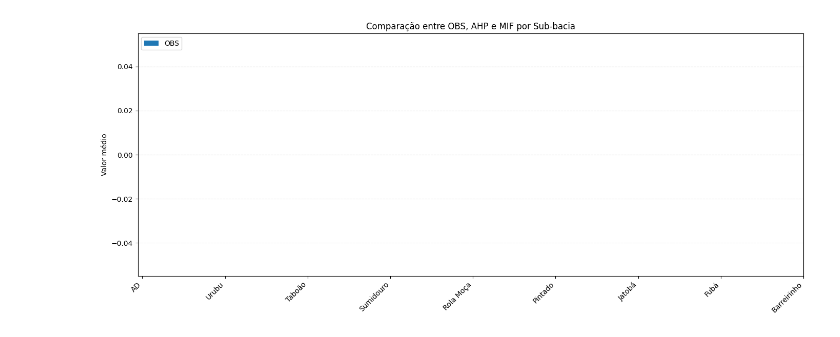
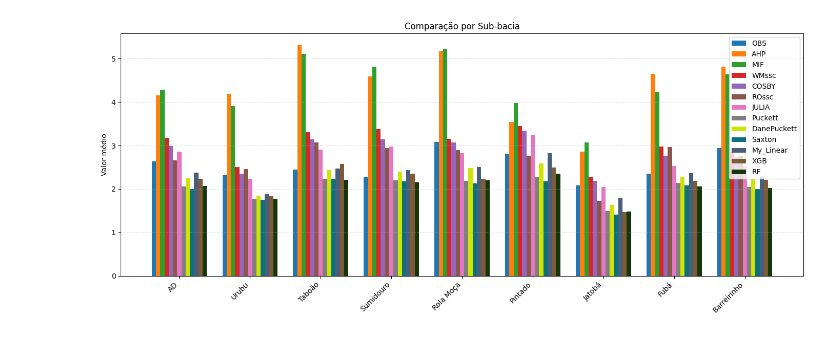
Before and after one commit to felipeiug/mestrado, a Jupyter notebook: classificacao_area.ipynb, the cells around one changed output. Saved outputs shown, nothing was run; the diff lists cells and outputs as text; code cells hidden in the pictures.

Commit message:
Adicionando dados

```diff
--- a/classificacao_area.ipynb
+++ b/classificacao_area.ipynb
@@ -57,10 +42,12 @@ def save_raster(data:np.ndarray, file:str):
 # %%
+types = ["OBS", "AHP", "MIF"] + [i for i in ALL_FUNCTIONS.keys()] + ['XGB', 'RF']
+
 data = {
-    "OBS": [],
-    # "AHP": [],
-    # "MIF": [],
     "geometry": [],
 }
+
+for key in types:
+    data[key] = []
 
 for layer in layers:
     if layer == "AD":
@@ -93,46 +80,67 @@ for layer in layers:
             "max": max,
         })
 
-for tipo in tqdm([
-    "OBS",
-    # "AHP",
-    # "MIF"
-], desc="Salvando", total=3):
-    gdf = gpd.GeoDataFrame(data[tipo], geometry=data["geometry"], crs="EPSG:31983")
-    gdf.to_file(r"D:\Mestrado\Trabalho Final\SIG\subbacias.gpkg", layer = tipo)
+# for tipo in tqdm(types, desc="Salvando", total=len(types)):
+#     gdf = gpd.GeoDataFrame(data[tipo], geometry=data["geometry"], crs="EPSG:31983")
+#     gdf.to_file(r"D:\Mestrado\Trabalho Final\SIG\subbacias.gpkg", layer = tipo)
 # %%
 # Converter seu dicionário em DataFrame
-df = pd.DataFrame(data)
-df = df.reindex(layers)
+# df = pd.DataFrame(data)
+# df = df.reindex(layers)
 
 # Número de grupos (sub-bacias)
-n = len(df)
+n = len(layers)
 
 # Número de categorias (OBS, AHP, MIF)
-k = df.shape[1]
+k = len(types)
 
 # Largura de cada barra
-width = 0.25
+width = 0.06
 
 # Posições no eixo X
 x = np.arange(n)
+
+# Cores
+colors = [
+    "#1f77b4ff",  # azul
+    "#ff7f0eff",  # laranja
+    "#2ca02cff",  # verde
+    "#d62728ff",  # vermelho
+    "#9467bdff",  # roxo
+    "#8c564bff",  # marrom
+    "#e377c2ff",  # rosa
+    "#7f7f7fff",  # cinza
+    "#cde405ff",  # oliva
+    "#0b717cff",  # ciano
+    "#485e7aff",  # azul claro
+    "#7e5b37ff",  # laranja claro
+    "#13360cff"   # verde claro
+]
 
 # Criar gráfico
 plt.figure(figsize=(14, 6))
 
 # Plotar cada coluna deslocada no eixo X
-plt.bar(x - width, df["OBS"], width, label="OBS", color="#1f77b4")
+for i, type in enumerate(types):
+    values = []
+    for layer in layers:
+        dados = data[type]
+        values.append(data[type][layers.index(layer)]["mean"])
+
+    plt.bar(x - ((width*(k-1))/2) + (i*width), values, width, label=type, color=colors[i])
+
+# plt.bar(x - width, df["OBS"], width, label="OBS", color="#1f77b4")
 # plt.bar(x,         df["AHP"], width, label="AHP", color="#ff7f0e")
 # plt.bar(x + width, df["MIF"], width, label="MIF", color="#2ca02c")
 
 # Ajustes visuais
-plt.xticks(x, df.index, rotation=45, ha="right")
+plt.xticks(x, layers, rotation=45, ha="right")
 plt.ylabel("Valor médio")
-plt.title("Comparação entre OBS, AHP e MIF por Sub-bacia")
+plt.title("Comparação por Sub-bacia")
 plt.grid(axis="y", linestyle="--", alpha=0.4)
 plt.legend()
 
 plt.tight_layout()
 plt.show()
 # %% [output]
-[figure, old version]
+[figure, new version]
```
Also changed, not shown: parts of 3 cells of this notebook, 8 other files.
